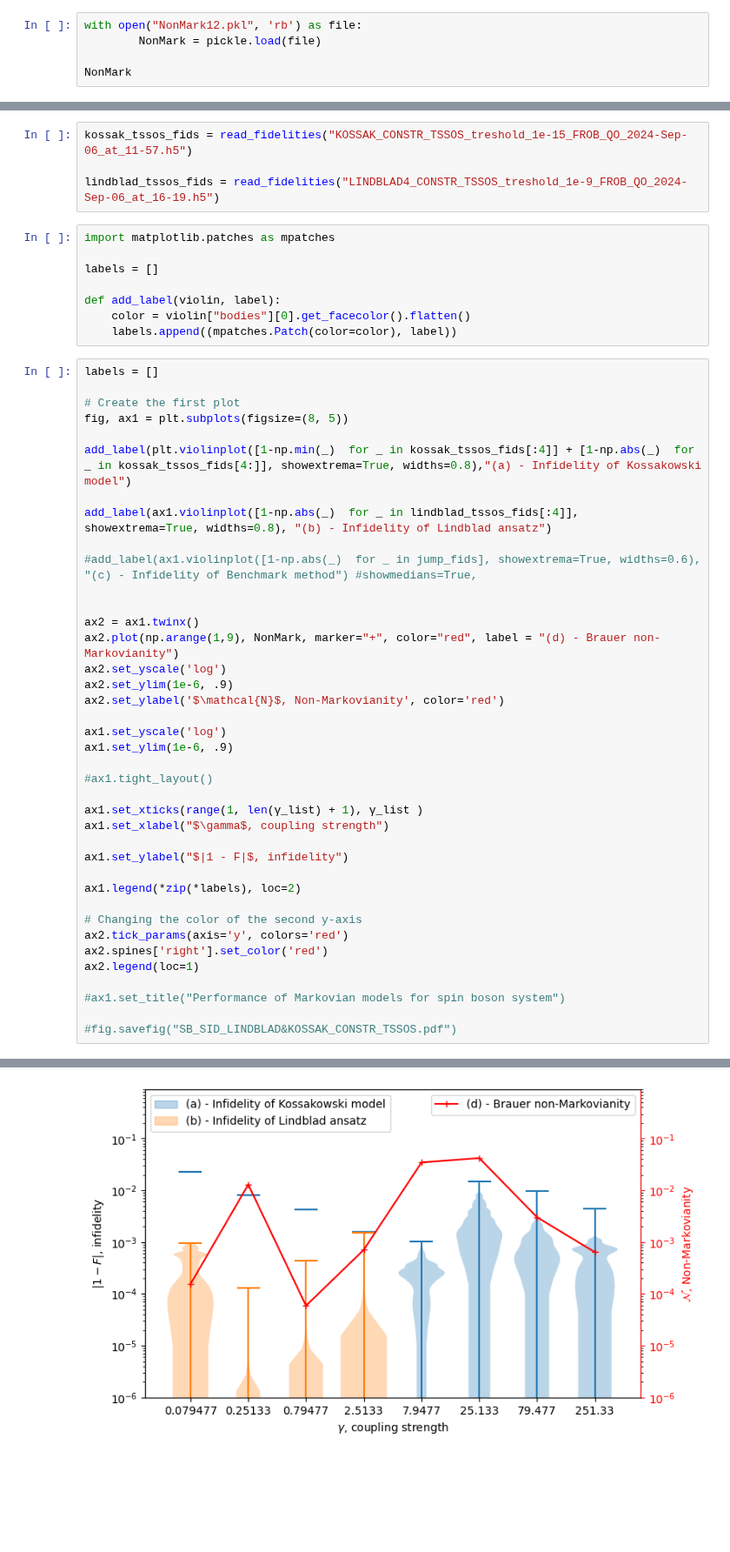
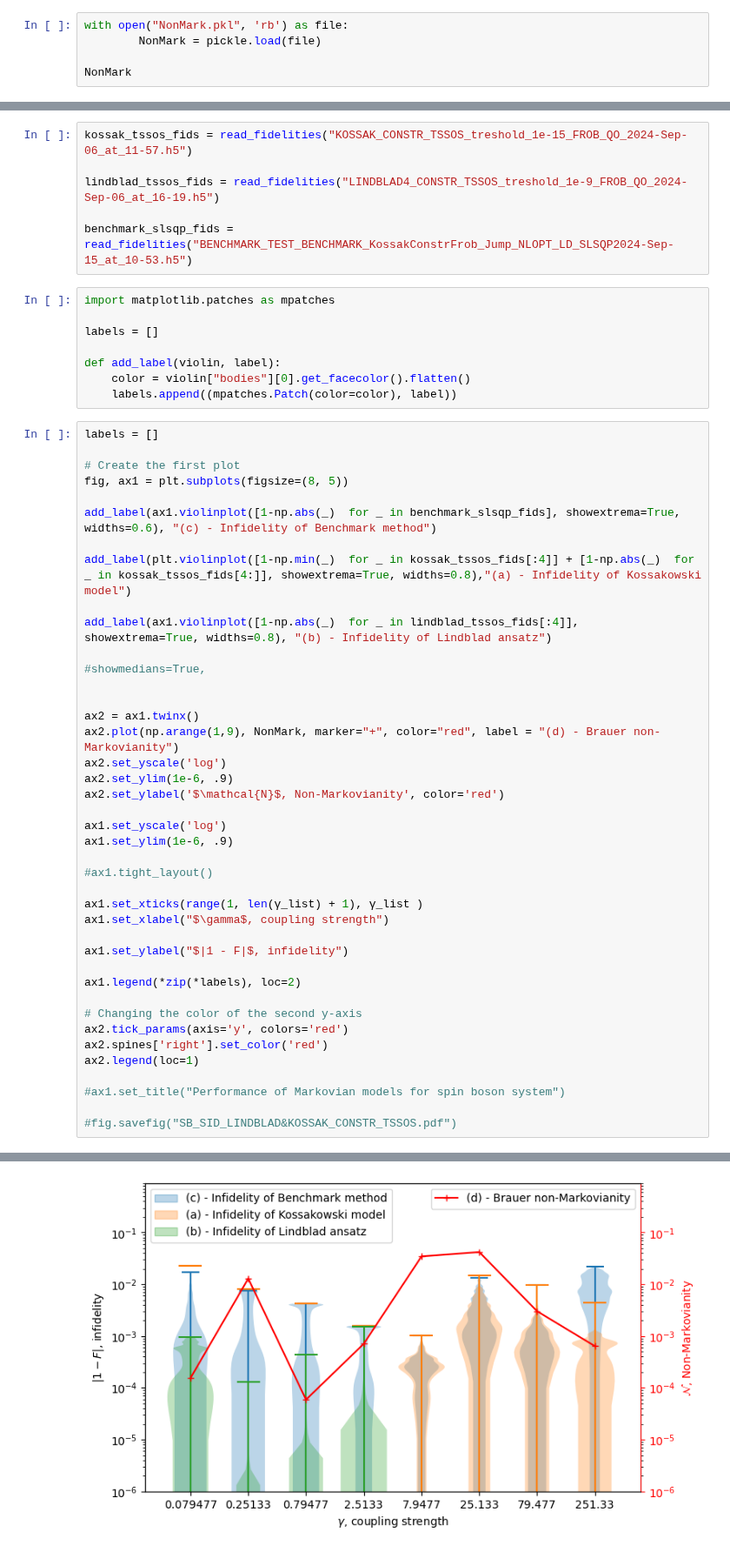
Before and after one commit to zpopovych/quantum-open-systems-polynomial-sid, a Jupyter notebook: 03_plot_violin.ipynb, the cells around one changed output, grey strips where cells are left out. Shown at 87% size. Drawn from its saved outputs; the diff is of its cells as text; blank space fills up the shorter version.

```diff
--- a/03_plot_violin.ipynb
+++ b/03_plot_violin.ipynb
@@ -33,7 +33,7 @@ def read_fidelities_from_pickled_df(file_name):
 
     return(fidelities)
 # %%
-with open("NonMark12.pkl", 'rb') as file:
+with open("NonMark.pkl", 'rb') as file:
         NonMark = pickle.load(file)
 
 NonMark
@@ -44,6 +44,8 @@ array([1.54209546e-04, 1.29291467e-02, 5.91358315e-05, 7.10188411e-04,
 kossak_tssos_fids = read_fidelities("KOSSAK_CONSTR_TSSOS_treshold_1e-15_FROB_QO_2024-Sep-06_at_11-57.h5")
 
 lindblad_tssos_fids = read_fidelities("LINDBLAD4_CONSTR_TSSOS_treshold_1e-9_FROB_QO_2024-Sep-06_at_16-19.h5")
+
+benchmark_slsqp_fids = read_fidelities("BENCHMARK_TEST_BENCHMARK_KossakConstrFrob_Jump_NLOPT_LD_SLSQP2024-Sep-15_at_10-53.h5")
 # %%
 import matplotlib.patches as mpatches
 
@@ -58,42 +60,44 @@ labels = []
 # Create the first plot
 fig, ax1 = plt.subplots(figsize=(8, 5))
 
+add_label(ax1.violinplot([1-np.abs(_)  for _ in benchmark_slsqp_fids], showextrema=True, widths=0.6), "(c) - Infidelity of Benchmark method")
+
 add_label(plt.violinplot([1-np.min(_)  for _ in kossak_tssos_fids[:4]] + [1-np.abs(_)  for _ in kossak_tssos_fids[4:]], showextrema=True, widths=0.8),"(a) - Infidelity of Kossakowski model")
 
 add_label(ax1.violinplot([1-np.abs(_)  for _ in lindblad_tssos_fids[:4]], showextrema=True, widths=0.8), "(b) - Infidelity of Lindblad ansatz")
 
-#add_label(ax1.violinplot([1-np.abs(_)  for _ in jump_fids], showextrema=True, widths=0.6), "(c) - Infidelity of Benchmark method") #showmedians=True,
+#showmedians=True,
 
 
 ax2 = ax1.twinx()
 ax2.plot(np.arange(1,9), NonMark, marker="+", color="red", label = "(d) - Brauer non-Markovianity")
 ax2.set_yscale('log')
 ax2.set_ylim(1e-6, .9)
 ax2.set_ylabel('$\mathcal{N}$, Non-Markovianity', color='red')
 
 ax1.set_yscale('log')
 ax1.set_ylim(1e-6, .9)
 
 #ax1.tight_layout()
 
 ax1.set_xticks(range(1, len(γ_list) + 1), γ_list )
 ax1.set_xlabel("$\gamma$, coupling strength")
 
 ax1.set_ylabel("$|1 - F|$, infidelity")
 
 ax1.legend(*zip(*labels), loc=2)
 
 # Changing the color of the second y-axis
 ax2.tick_params(axis='y', colors='red')
 ax2.spines['right'].set_color('red')
 ax2.legend(loc=1)
 
 #ax1.set_title("Performance of Markovian models for spin boson system")
 
 #fig.savefig("SB_SID_LINDBLAD&KOSSAK_CONSTR_TSSOS.pdf")
 # %% [output]
 <matplotlib.legend.Legend at 0x...>
-[figure, old version]
+[figure, new version]
 # %%
 import matplotlib.pyplot as plt
 import numpy as np
```
Also changed, not shown: 12 other files.
